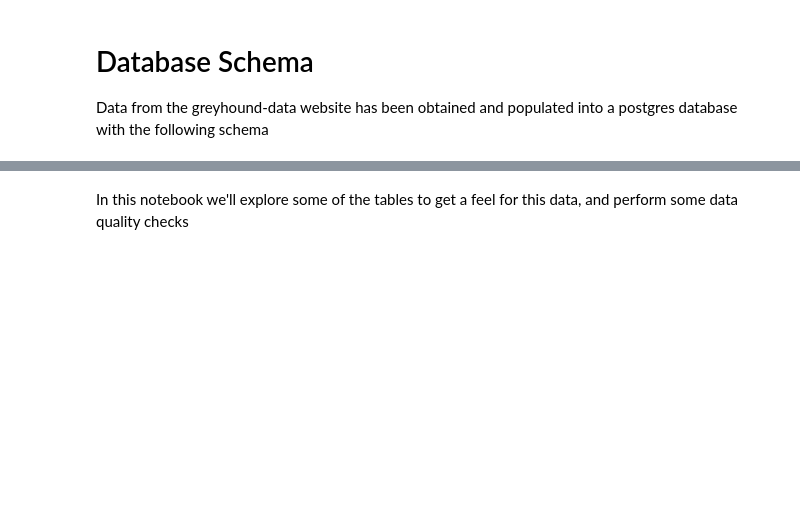
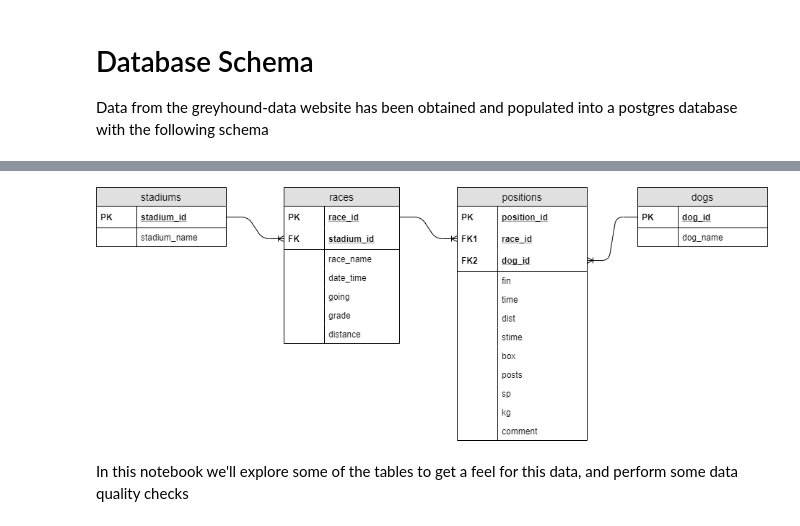
Before and after one commit to tonyjward/dogs, a Jupyter notebook: notebooks/1_Exploratory_Data_Analysis.ipynb, the cells around one changed output, grey strips where cells are left out. Cells and saved outputs as stored; diff of their text form; code cells hidden in the pictures; blank space fills up the shorter version.

Commit message:
Change method of displaying images

```diff
--- a/notebooks/1_Exploratory_Data_Analysis.ipynb
+++ b/notebooks/1_Exploratory_Data_Analysis.ipynb
@@ -29,3 +27,8 @@ Data from the greyhound-data website has been obtained and populated into a post
+# %%
+from IPython.display import Image
+Image(filename='images/database_schema.png')
+# %% [output]
+[figure, added]
 # %% [markdown]
 In this notebook we'll explore some of the tables to get a feel for this data, and perform some data quality checks
 # %% [markdown]
```
Also changed, not shown: parts of 1 cell of this notebook.
